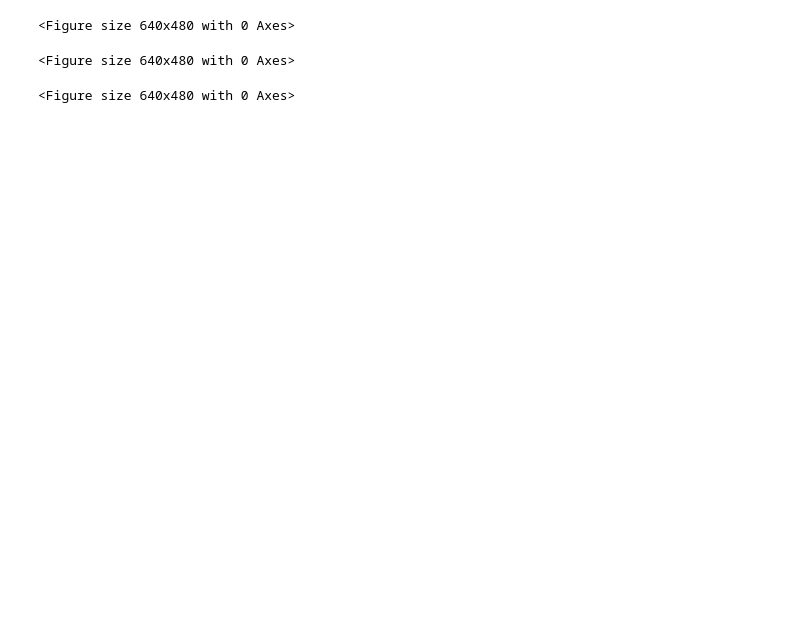
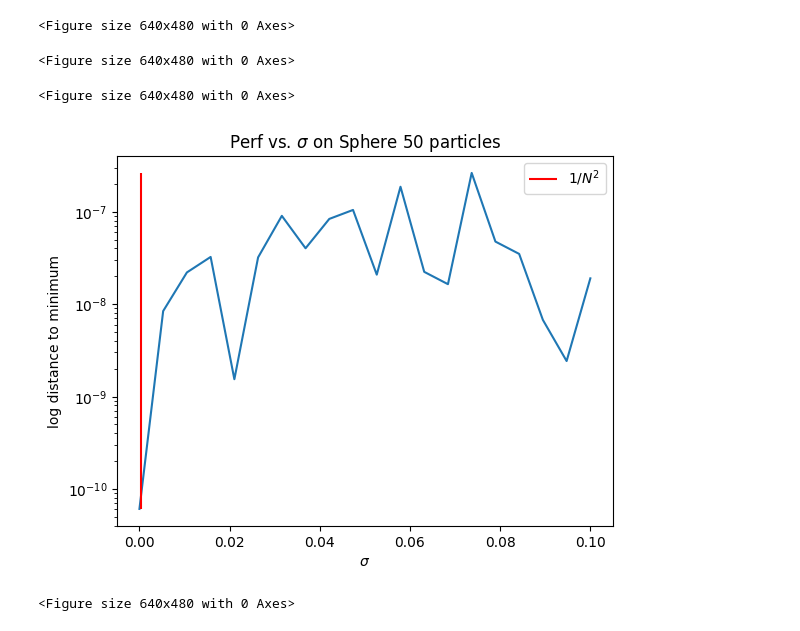
Before and after one commit to gaetanserre/Stochastic-Global-Optimization, a Jupyter notebook: reviews/perf_vs_eval.ipynb, the cells around one changed output. Cells and saved outputs as stored; diff of their text form; code cells hidden in the pictures; blank space fills up the shorter version.

Commit message:
sigma

```diff
--- a/reviews/perf_vs_eval.ipynb
+++ b/reviews/perf_vs_eval.ipynb
@@ -19,14 +20,11 @@ from optims.SBS import SBS
 def create_bounds(min, max, dim):
     bounds = [(min, max) for _ in range(dim)]
     return np.array(bounds)
+# %%
+fs = {
+  "Sphere": [Sphere(), create_bounds(-10, 10, 2)],
+}
 # %%
-fs = {
-  "Himmelblau": [Himmelblau(), create_bounds(-4, 4, 2)],
-  "Holder Table": [Holder(), create_bounds(-10, 10, 2)],
-  "Michalewicz": [Michalewicz(), create_bounds(0, np.pi, 2)],
-  "Rosenbrock": [Rosenbrock(), create_bounds(-3, 3, 2)],
-}
-
 evals = np.linspace(100, 1_000_000, 10, dtype=int)
 
 cma_results = {}
@@ -146,3 +144,40 @@ for f_name in fs.keys():
   plt.clf()
 # %% [output]
 <Figure size 640x480 with 0 Axes>
+# %%
+sigmas = np.linspace(1e-5, 1e-1, 20)
+
+sbs_results_s = {}
+
+for f_name in tqdm(fs.keys()):
+  h = fs[f_name][0]
+  bounds = fs[f_name][1]
+  sbs_results_s_tmp = []
+
+  for sigma in sigmas:
+    sbs = SBS(
+      bounds,
+      n_particles=50,
+      k_iter=[10000],
+      svgd_iter=300,
+      sigma=sigma,
+      lr=0.2
+    )
+    opt = sbs.optimize(h)[0][1]
+    sbs_results_s_tmp.append(np.abs(opt - h.min))
+  sbs_results_s[f_name] = sbs_results_s_tmp
+# %%
+for f_name in fs.keys():
+  plt.plot(sigmas, sbs_results_s[f_name])
+  plt.vlines(1 / 50**2, min(sbs_results_s[f_name]), max(sbs_results_s[f_name]), color="red", label="$1 / N^2$")
+  plt.xlabel("$\sigma$")
+  plt.ylabel("log distance to minimum")
+  plt.yscale("log")
+  plt.title(f"Perf vs. $\sigma$ on {f_name} 50 particles")
+  plt.legend()
+  plt.show()
+  #plt.savefig(f"fig/perf/perf_vs_k_{f_name}.png", bbox_inches="tight", dpi=300)
+  plt.clf()
+# %% [output]
+[figure, added]
+<Figure size 640x480 with 0 Axes>
```
Also changed, not shown: parts of 3 cells of this notebook.
